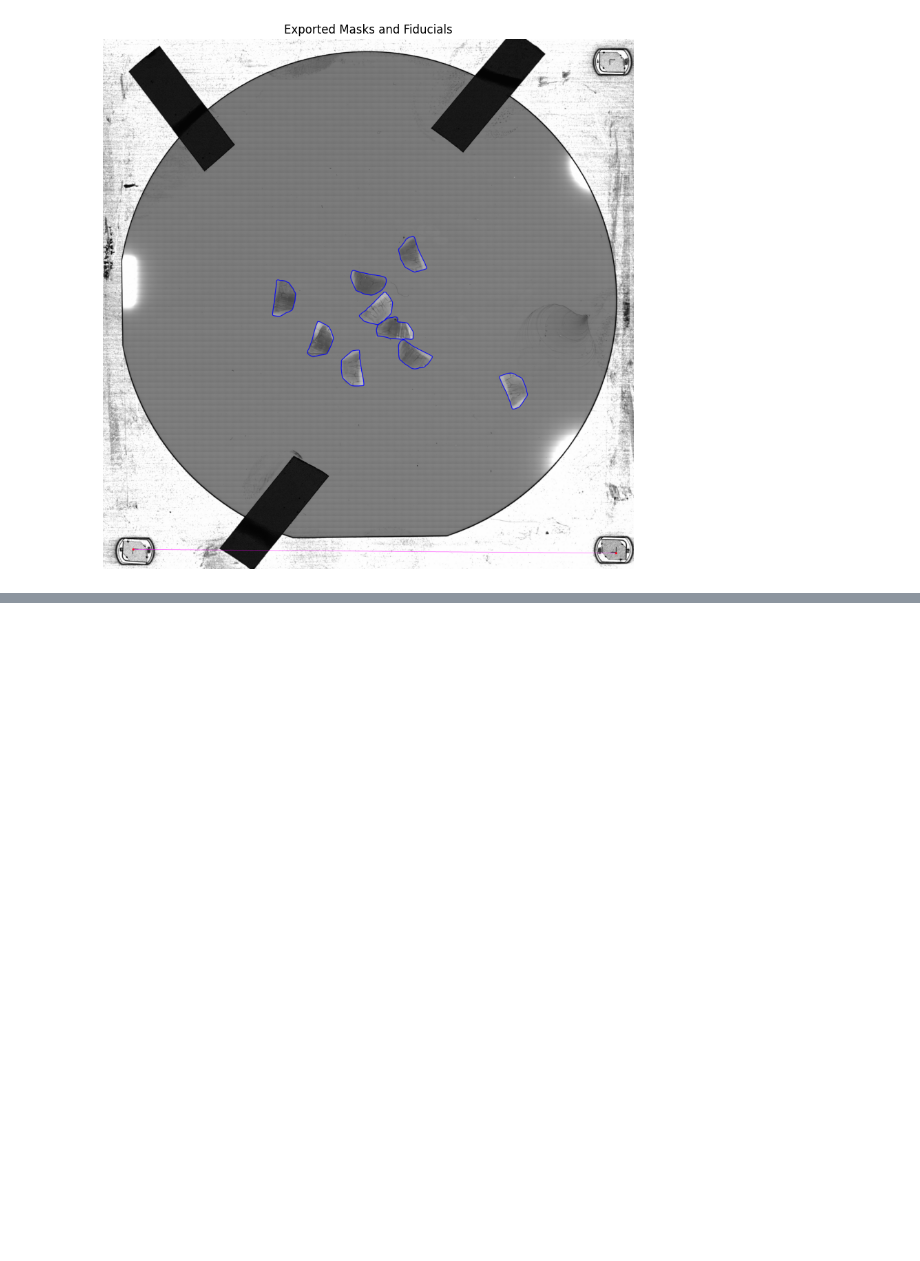
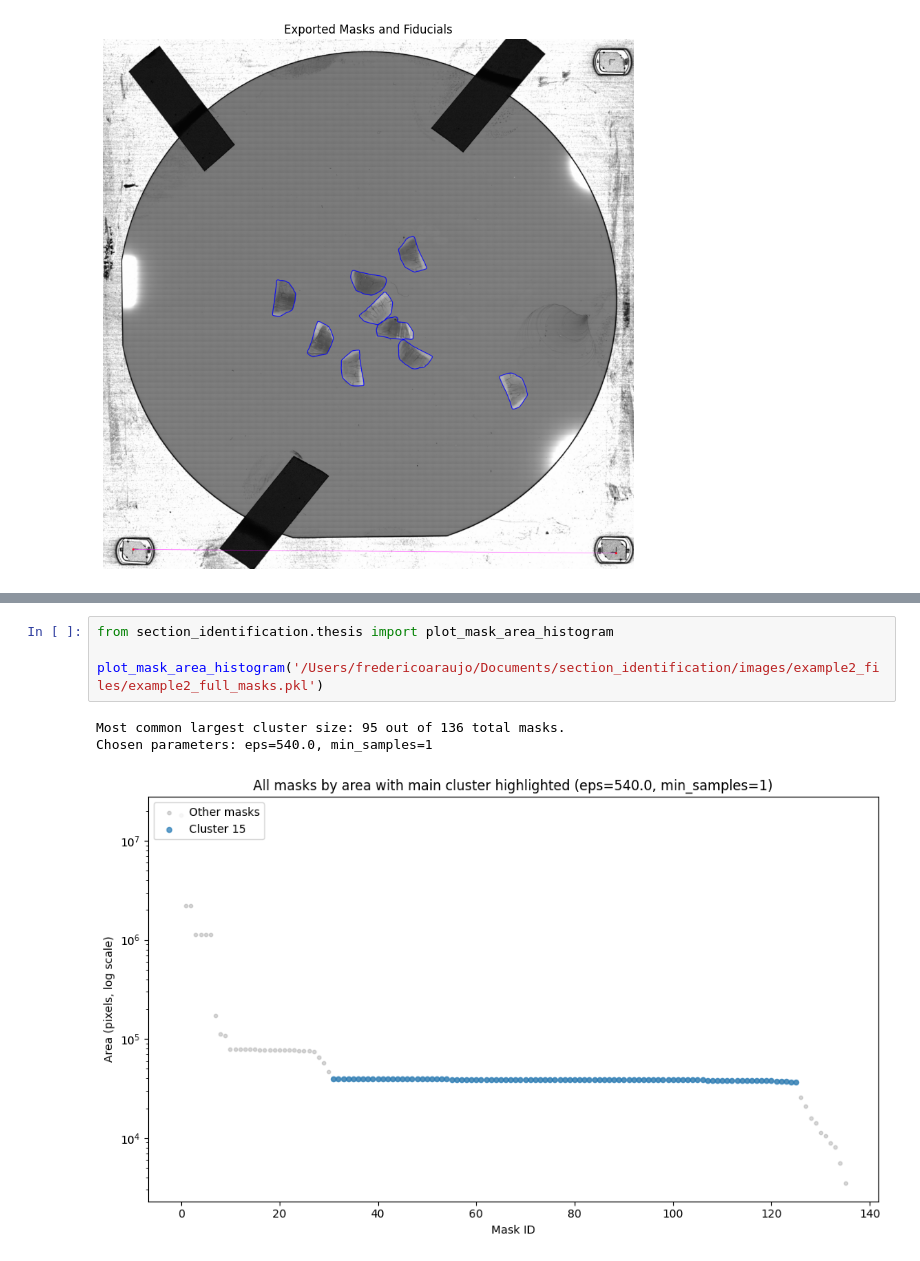
Before and after one commit to fredericoaraujopt/section_identification, a Jupyter notebook: demo.ipynb, the cells around one changed output, grey strips where cells are left out. Cells and saved outputs as stored; diff of their text form; blank space fills up the shorter version.

```diff
--- a/demo.ipynb
+++ b/demo.ipynb
@@ -49,0 +85,8 @@ Exported mask coordinates to /Users/fredericoaraujo/Documents/section_identifica
+# %%
+from section_identification.thesis import plot_mask_area_histogram
+
+plot_mask_area_histogram('/Users/fredericoaraujo/Documents/section_identification/images/example2_files/example2_full_masks.pkl')
+# %% [output]
+Most common largest cluster size: 95 out of 136 total masks.
+Chosen parameters: eps=540.0, min_samples=1
+[figure, added]
```
Also changed, not shown: parts of 4 cells of this notebook, 22 other files.
